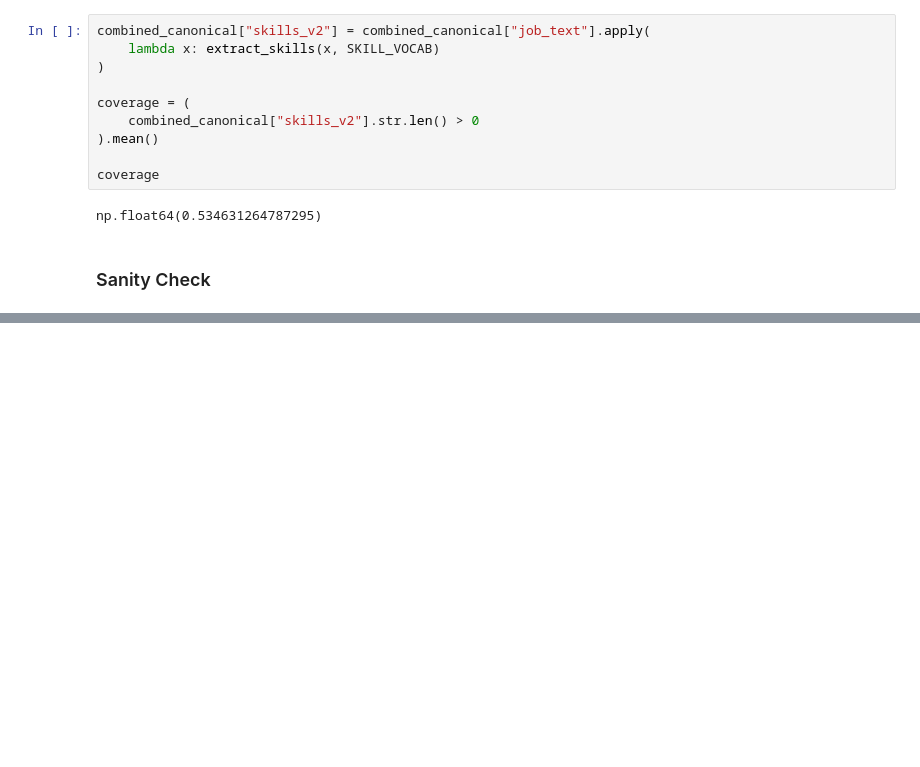
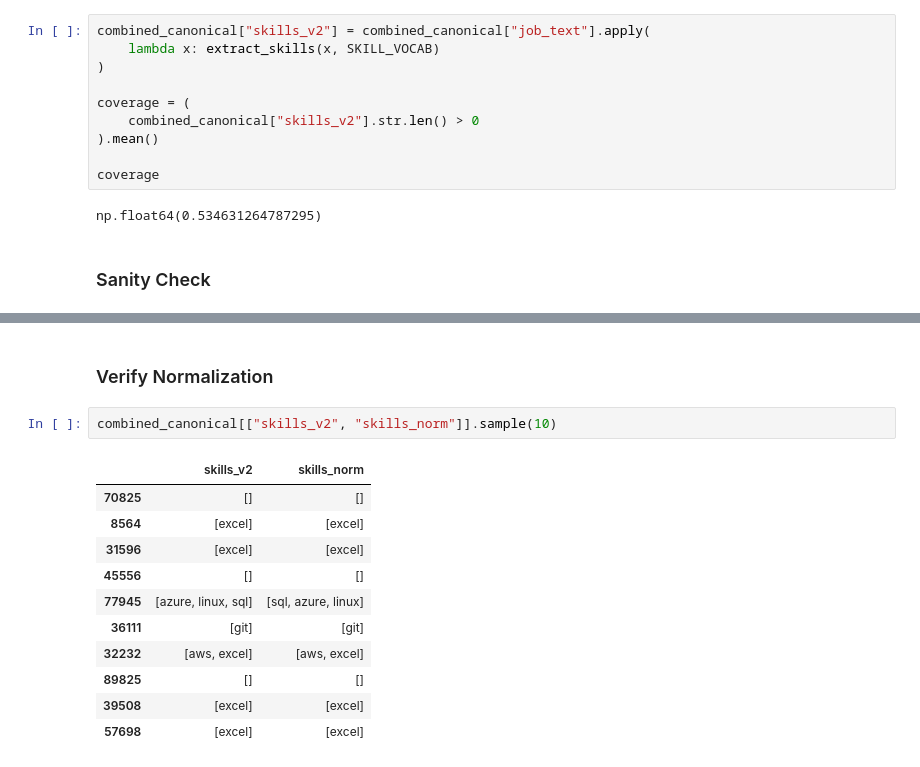
Before and after one commit to sufyan14/job-market-intelligence-system, a Jupyter notebook: notebooks/02_text_processing.ipynb, the cells around one changed output, grey strips where cells are left out. Saved outputs shown, nothing was run; the diff lists cells and outputs as text; blank space fills up the shorter version.

```diff
--- a/notebooks/02_text_processing.ipynb
+++ b/notebooks/02_text_processing.ipynb
@@ -450,0 +478,16 @@ combined_canonical[
+# %% [markdown]
+### Verify Normalization
+# %%
+combined_canonical[["skills_v2", "skills_norm"]].sample(10)
+# %% [output]
+|  | skills_v2 | skills_norm |
+| 70825 | [] | [] |
+| 8564 | [excel] | [excel] |
+| 31596 | [excel] | [excel] |
+| 45556 | [] | [] |
+| 77945 | [azure, linux, sql] | [sql, azure, linux] |
+| 36111 | [git] | [git] |
+| 32232 | [aws, excel] | [aws, excel] |
+| 89825 | [] | [] |
+| 39508 | [excel] | [excel] |
+| 57698 | [excel] | [excel] |
```
Also changed, not shown: parts of 12 cells of this notebook.
